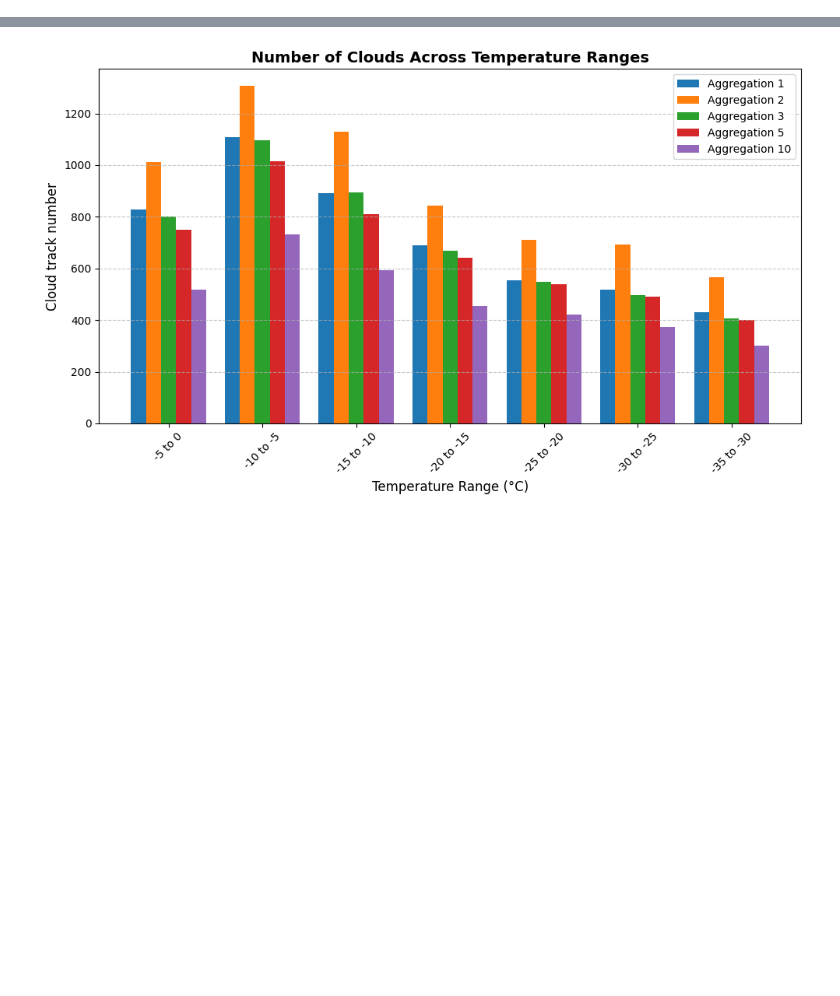
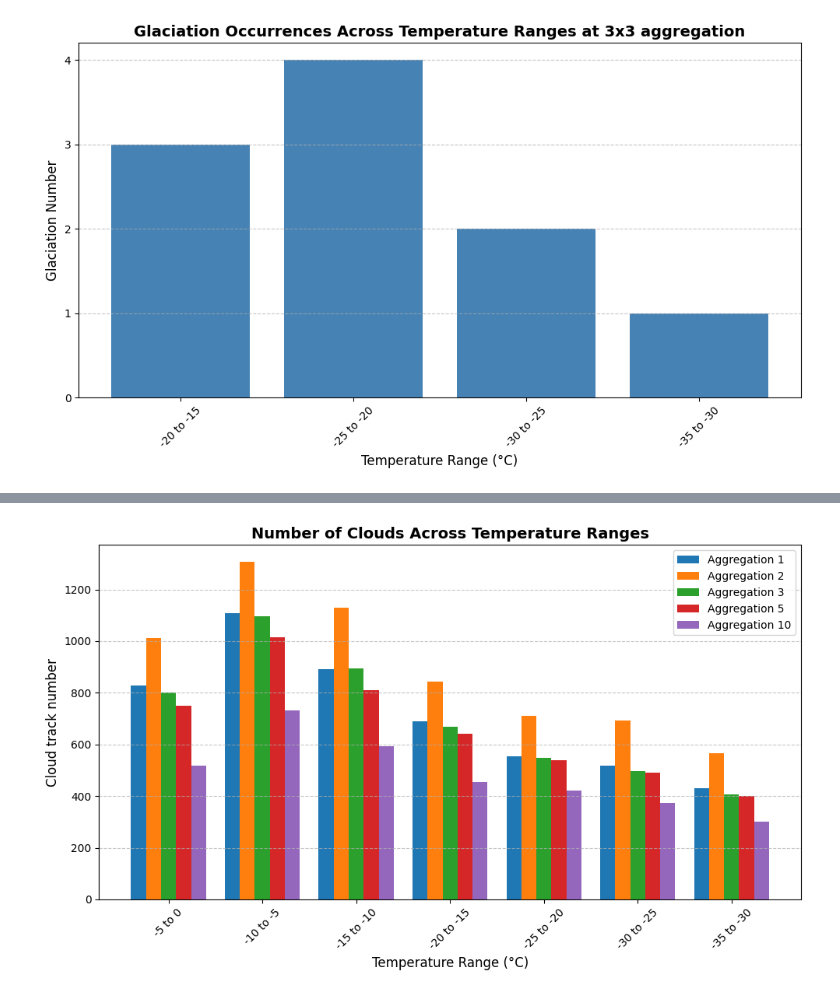
Before and after one commit to DragomirNikolov/Glaciation_time_estimatior, a Jupyter notebook: Aggregation_draph_maker.ipynb, the cells around one changed output, grey strips where cells are left out. Saved outputs shown, nothing was run; the diff lists cells and outputs as text; code cells hidden in the pictures; blank space fills up the shorter version.

```diff
--- a/Aggregation_draph_maker.ipynb
+++ b/Aggregation_draph_maker.ipynb
@@ -21,0 +213,31 @@ for i in range(len(min_temp_array)):
+# %%
+import matplotlib.pyplot as plt
+
+# Create labels for the x-axis (temperature ranges)
+labels = [f"{min_temp_array[i]} to {max_temp_array[i]}" for i in range(3, len(min_temp_array))]
+
+# Create the bar graph
+plt.figure(figsize=(10, 6))
+# Add gridlines for better visualization
+plt.grid(axis='y', linestyle='--', alpha=0.7)
+plt.bar(labels, glaciation_counter_temp[3:], color='#4682B4', label="N glaciations")
+
+# Add title and labels
+plt.title('Glaciation Occurrences Across Temperature Ranges at 3x3 aggregation', fontsize=14, fontweight='bold')
+plt.xlabel('Temperature Range (°C)', fontsize=12)
+plt.ylabel('Glaciation Number', fontsize=12)
+
+# Rotate x-axis labels for better readability
+plt.xticks(rotation=45)
+
+
+
+# Format y-axis to show only integer values
+plt.gca().yaxis.get_major_locator().set_params(integer=True)
+
+# Show the plot
+plt.tight_layout()
+plt.savefig('/cluster/work/climate/dnikolo/n2o/Glaciation_time_estimatior/Result_graphs/glaciation_counter_temp_3x3.png', dpi=400)
+plt.show()
+# %% [output]
+[figure, added]
```
Also changed, not shown: parts of 11 cells of this notebook, 10 other files.
